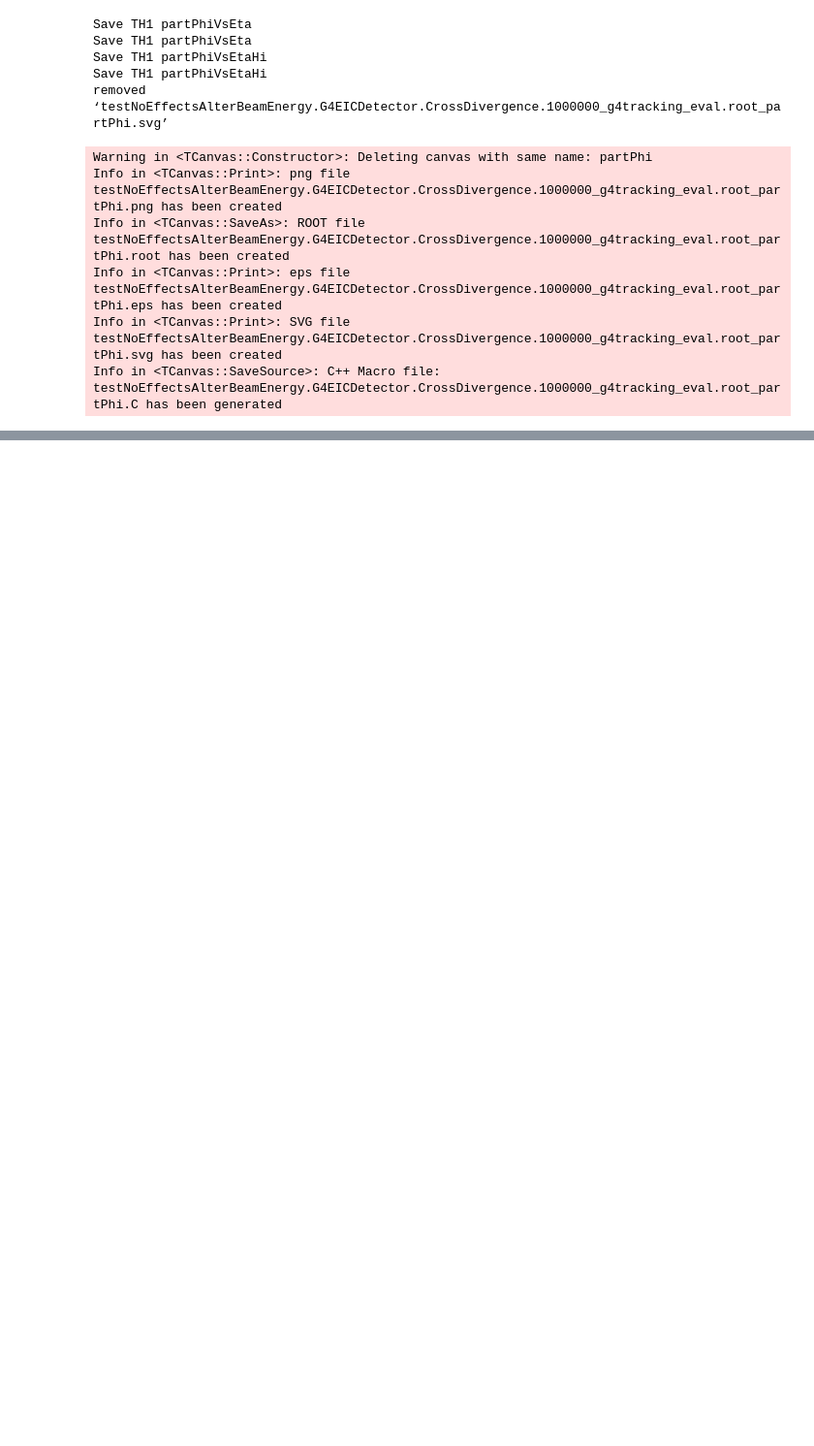
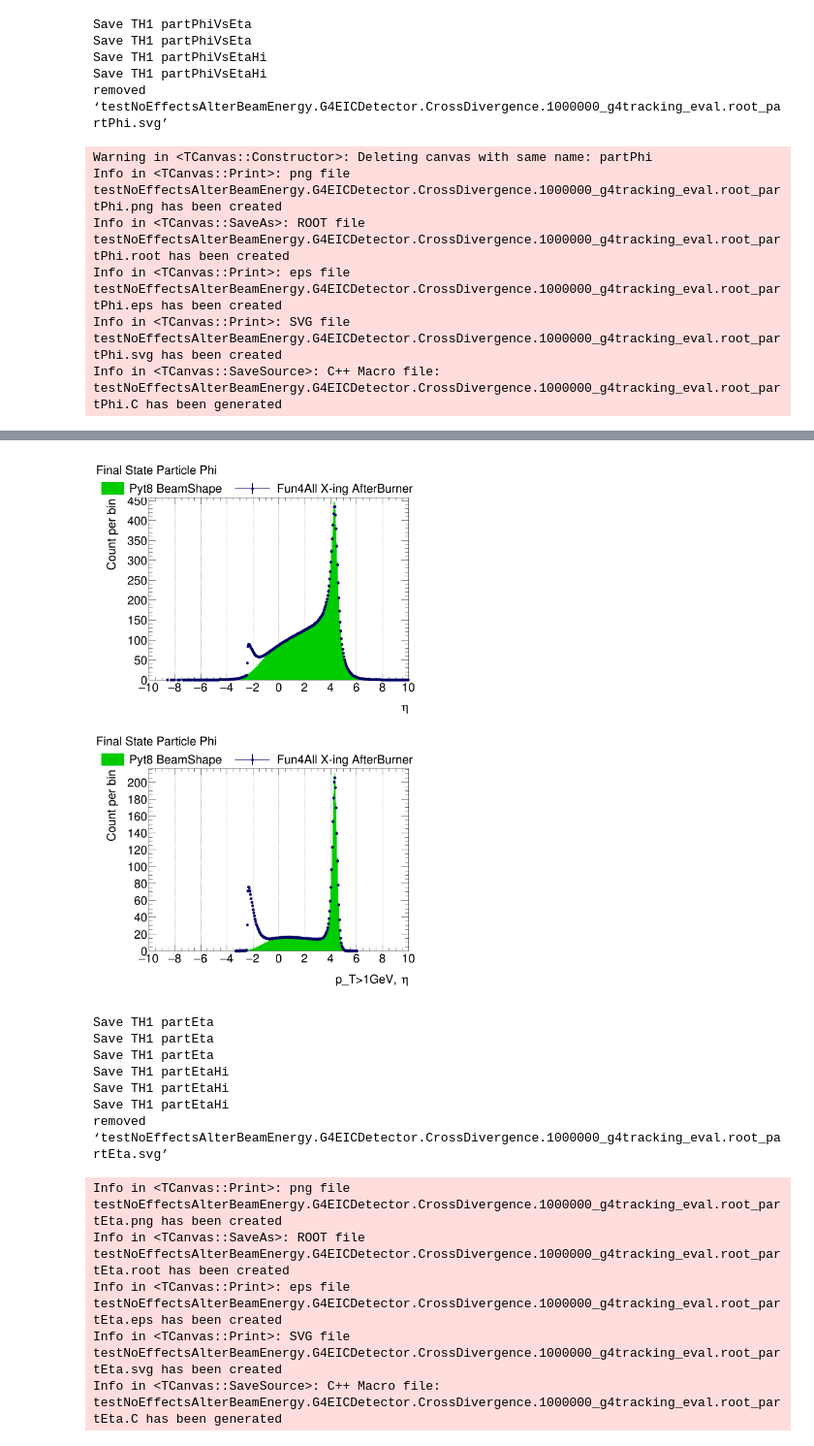
Before and after one commit to blackcathj/analysis-1, a Jupyter notebook: BeamXingCheck/analysis_1M.ipynb, the cells around one changed output, grey strips where cells are left out. Shown at 97% size. Saved outputs shown, nothing was run; the diff lists cells and outputs as text; code cells hidden in the pictures; blank space fills up the shorter version.

Commit message:
update the electron eta plots

```diff
--- a/BeamXingCheck/analysis_1M.ipynb
+++ b/BeamXingCheck/analysis_1M.ipynb
@@ -509,0 +553,80 @@ Info in <TCanvas::SaveSource>: C++ Macro file: testNoEffectsAlterBeamEnergy.G4EI
+# %%
+{
+
+
+
+    TCanvas *c1 = new TCanvas("partEta" ,
+                  "partEta" , 1100, 1800);
+
+     c1->Divide(1, 2);
+      int idx = 1;
+      TPad *p;
+
+      {
+
+
+        p = (TPad *)c1->cd(idx++);
+        c1->Update();
+        p->SetGridx();
+
+        TH1D *partEtaHist = new TH1D("partEta","Final State Particle Phi;#eta;Count per bin",400,-10.,10.);
+        tracks->Draw("gpeta>>partEta","abs(gpeta)<10","goff");
+
+        partEtaHist->Sumw2();
+//         partEtaHist->Scale(1./partEtaHist->GetSum());
+
+        TH1D *partEtaHist_ref  = (TH1D *)( fpythia8_ref->Get("partEta"));
+        assert(partEtaHist_ref);
+        partEtaHist_ref->Sumw2();
+
+//         partEtaHist_ref->Scale(1./partEtaHist_ref->GetSum());
+
+
+
+        DrawReference(partEtaHist, partEtaHist_ref, false);
+      }
+
+      {
+
+
+        p = (TPad *)c1->cd(idx++);
+        c1->Update();
+        p->SetGridx();
+
+        TH1D *partEtaHiHist  = new TH1D("partEtaHi","Final State Particle Phi;p_T>1GeV, #eta;Count per bin",400,-10.,10.);
+        tracks->Draw("gpeta>>partEtaHi","gpt>1 && abs(gpeta)<10","goff");
+
+        partEtaHiHist ->Sumw2();
+//         partEtaHiHist ->Scale(1./partEtaHiHist ->GetSum());
+
+
+        TH1D *partEtaHiHist_ref  = (TH1D *)( fpythia8_ref->Get("partEtaHi"));
+        assert(partEtaHiHist_ref);
+        partEtaHiHist_ref->Sumw2();
+
+//         partEtaHiHist_ref->Scale(1./partEtaHiHist_ref->GetSum());
+
+
+
+        DrawReference(partEtaHiHist, partEtaHiHist_ref, false);
+      }
+
+
+
+    c1->Draw();
+    SaveCanvas(c1, TString(ftrack_eval->GetName() )+"_"+ TString(c1->GetName()), kTRUE);
+}
+# %% [output]
+[figure, added]
+Save TH1 partEta
+Save TH1 partEta
+Save TH1 partEta
+Save TH1 partEtaHi
+Save TH1 partEtaHi
+Save TH1 partEtaHi
+removed ‘testNoEffectsAlterBeamEnergy.G4EICDetector.CrossDivergence.1000000_g4tracking_eval.root_partEta.svg’
+Info in <TCanvas::Print>: png file testNoEffectsAlterBeamEnergy.G4EICDetector.CrossDivergence.1000000_g4tracking_eval.root_partEta.png has been created
+Info in <TCanvas::SaveAs>: ROOT file testNoEffectsAlterBeamEnergy.G4EICDetector.CrossDivergence.1000000_g4tracking_eval.root_partEta.root has been created
+Info in <TCanvas::Print>: eps file testNoEffectsAlterBeamEnergy.G4EICDetector.CrossDivergence.1000000_g4tracking_eval.root_partEta.eps has been created
+Info in <TCanvas::Print>: SVG file testNoEffectsAlterBeamEnergy.G4EICDetector.CrossDivergence.1000000_g4tracking_eval.root_partEta.svg has been created
+Info in <TCanvas::SaveSource>: C++ Macro file: testNoEffectsAlterBeamEnergy.G4EICDetector.CrossDivergence.1000000_g4tracking_eval.root_partEta.C has been generated
```
Also changed, not shown: parts of 5 cells of this notebook.
